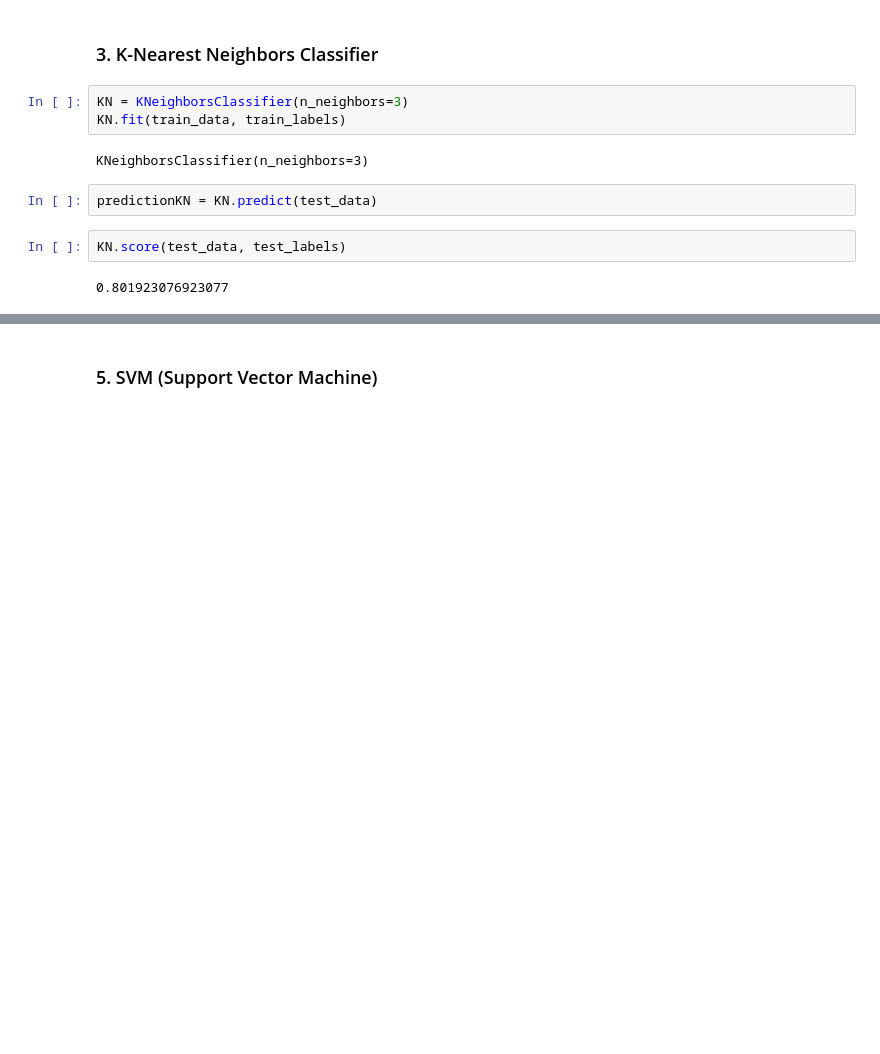
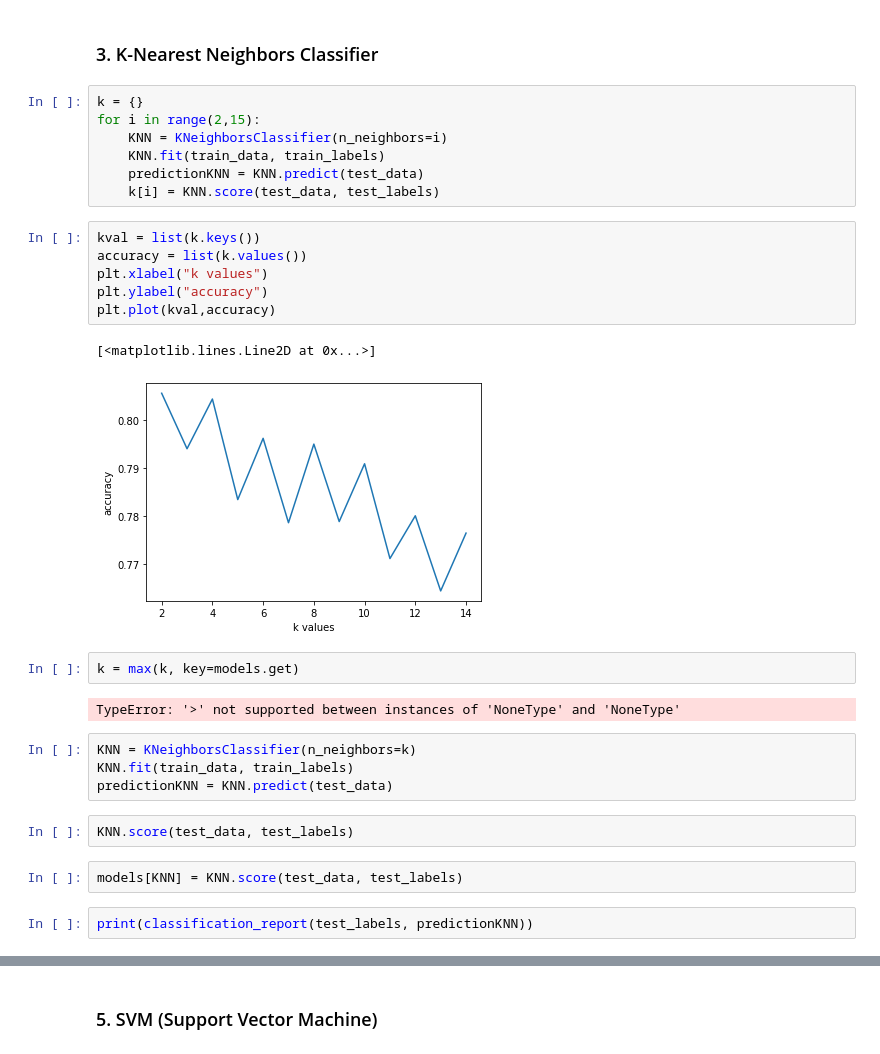
Before and after one commit to baranema/ML-Fake-News, a Jupyter notebook: MLProject-2.ipynb, the cells around one changed output, grey strips where cells are left out. Drawn from its saved outputs; the diff is of its cells as text; blank space fills up the shorter version.

```diff
--- a/MLProject-2.ipynb
+++ b/MLProject-2.ipynb
@@ -334,14 +368,33 @@ confusionMatrix(predictionDT, "- Decision Tree")
 # %% [markdown]
 ### 3. K-Nearest Neighbors Classifier
-# %%
-KN = KNeighborsClassifier(n_neighbors=3)
-KN.fit(train_data, train_labels)
-# %% [output]
-KNeighborsClassifier(n_neighbors=3)
-# %%
-predictionKN = KN.predict(test_data)
-# %%
-KN.score(test_data, test_labels)
-# %% [output]
-0.801923076923077
+# %%
+k = {}
+for i in range(2,15):
+    KNN = KNeighborsClassifier(n_neighbors=i)
+    KNN.fit(train_data, train_labels)
+    predictionKNN = KNN.predict(test_data)
+    k[i] = KNN.score(test_data, test_labels)
+# %%
+kval = list(k.keys())
+accuracy = list(k.values())
+plt.xlabel("k values")
+plt.ylabel("accuracy")
+plt.plot(kval,accuracy)
+# %% [output]
+[<matplotlib.lines.Line2D at 0x...>]
+[figure, added]
+# %%
+k = max(k, key=models.get)
+# %% [output]
+TypeError: '>' not supported between instances of 'NoneType' and 'NoneType'
+# %%
+KNN = KNeighborsClassifier(n_neighbors=k)
+KNN.fit(train_data, train_labels)
+predictionKNN = KNN.predict(test_data)
+# %%
+KNN.score(test_data, test_labels)
+# %%
+models[KNN] = KNN.score(test_data, test_labels)
+# %%
+print(classification_report(test_labels, predictionKNN))
 # %%
```
Also changed, not shown: parts of 25 cells of this notebook.
